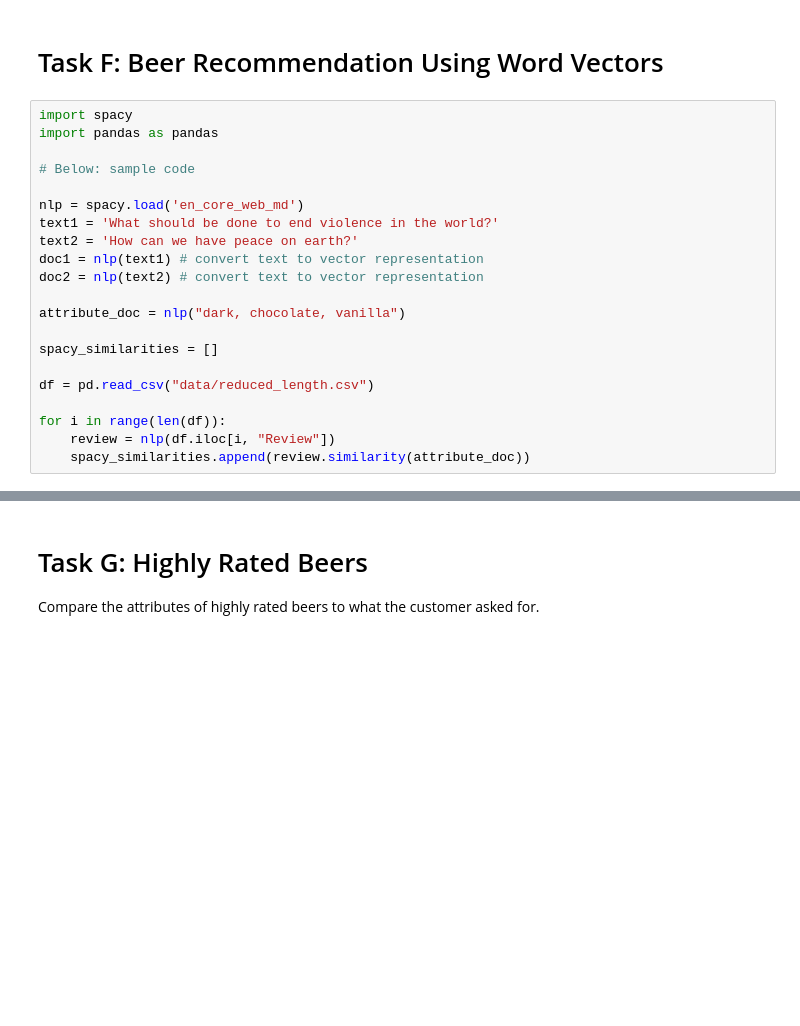
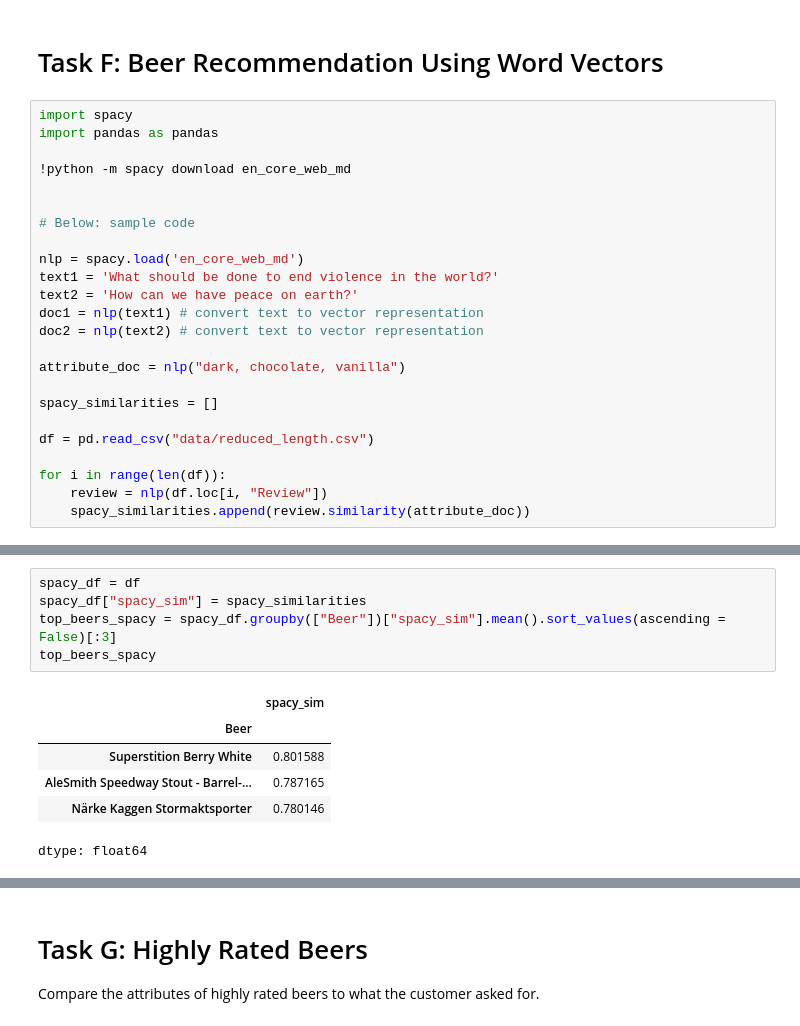
Before and after one commit to femkemunting/mis284n_assignment_2, a Jupyter notebook: assignment2.ipynb, the cells around one changed output, grey strips where cells are left out. Cells and saved outputs as stored; diff of their text form; blank space fills up the shorter version.

```diff
--- a/assignment2.ipynb
+++ b/assignment2.ipynb
@@ -838,6 +841,9 @@ The above are the three beers we would recommend to our customer who likes dark,
 # %%
 import spacy
 import pandas as pandas
+
+!python -m spacy download en_core_web_md
+
 
 # Below: sample code
 
@@ -854,6 +860,6 @@ spacy_similarities = []
 df = pd.read_csv("data/reduced_length.csv")
 
 for i in range(len(df)):
-    review = nlp(df.iloc[i, "Review"])
+    review = nlp(df.loc[i, "Review"])
     spacy_similarities.append(review.similarity(attribute_doc))
 # %% [output]
@@ -860,0 +883,12 @@ OSError: [E050] Can't find model 'en_core_web_md'. It doesn't seem to be a Pytho
+# %%
+spacy_df = df
+spacy_df["spacy_sim"] = spacy_similarities
+top_beers_spacy = spacy_df.groupby(["Beer"])["spacy_sim"].mean().sort_values(ascending = False)[:3]
+top_beers_spacy
+# %% [output]
+|  | spacy_sim |
+| Beer |  |
+| Superstition Berry White | 0.801588 |
+| AleSmith Speedway Stout - Barrel-... | 0.787165 |
+| Närke Kaggen Stormaktsporter | 0.780146 |
+dtype: float64
```
Also changed, not shown: parts of 16 cells of this notebook, 2 other files.
